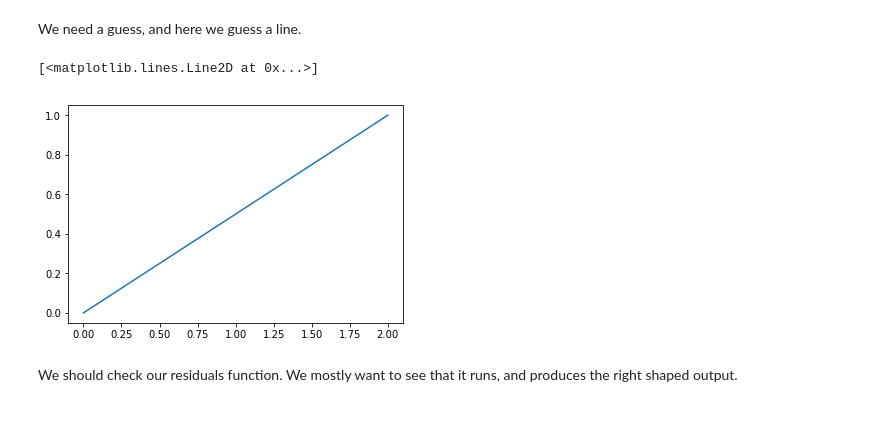
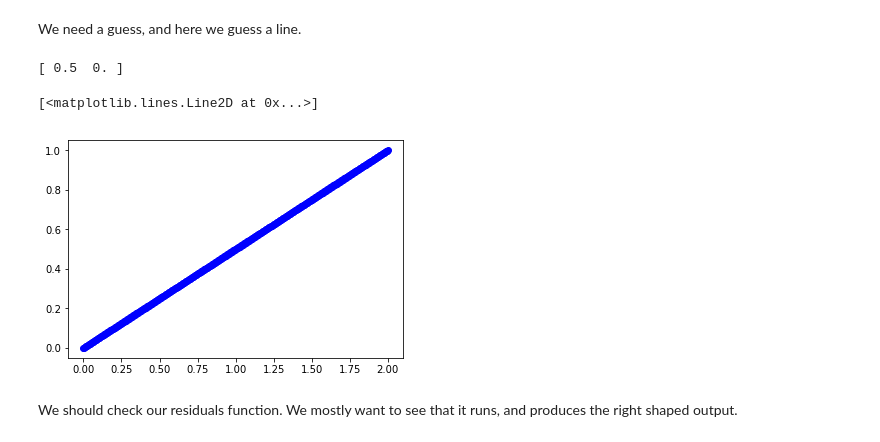
Before and after one commit to jkitchin/f18-06623, a Jupyter notebook: lectures/09-bvp.ipynb, the cells around one changed output. Saved outputs shown, nothing was run; the diff lists cells and outputs as text; code cells hidden in the pictures.

```diff
--- a/lectures/09-bvp.ipynb
+++ b/lectures/09-bvp.ipynb
@@ -37,7 +37,7 @@ beta = 1.0
 # %% [markdown]
 We need to specify a grid of points to discretize the solution on. We will start with a small grid because it is easy to visualize, but note that the grid spacing determines how good the approximation to the derivative is, so we will have to return here to see what the impact of our spacing is.
 # %%
-N = 10
+N = 500
 X, h = np.linspace(x1, x2, N, retstep=True)
 # %% [markdown]
 Now, we can define functions for the differential equation, and for the nonlinear equations.
@@ -67,10 +68,15 @@ We need a guess, and here we guess a line.
 # %%
 # we need an initial guess
-init = alpha + (beta - alpha) / (x2 - x1) * X
-plt.plot(X, init)
+#init = alpha + (beta - alpha) / (x2 - x1) * X
+
+p = np.polyfit([x1, x2], [alpha, beta], 1)  # short hand of fitting a line through 2 points
+print(p)
+init = np.polyval(p, X)
+plt.plot(X, init, 'bo')
 # %% [output]
-[<matplotlib.lines.Line2D at 0x...>]
+[ 0.5  0. ]
+[<matplotlib.lines.Line2D at 0x...>]
-[figure, old version]
+[figure, new version]
 # %% [markdown]
 We should check our residuals function. We mostly want to see that it runs, and produces the right shaped output.
 # %%
```
Also changed, not shown: parts of 20 cells of this notebook, 1 other file.
